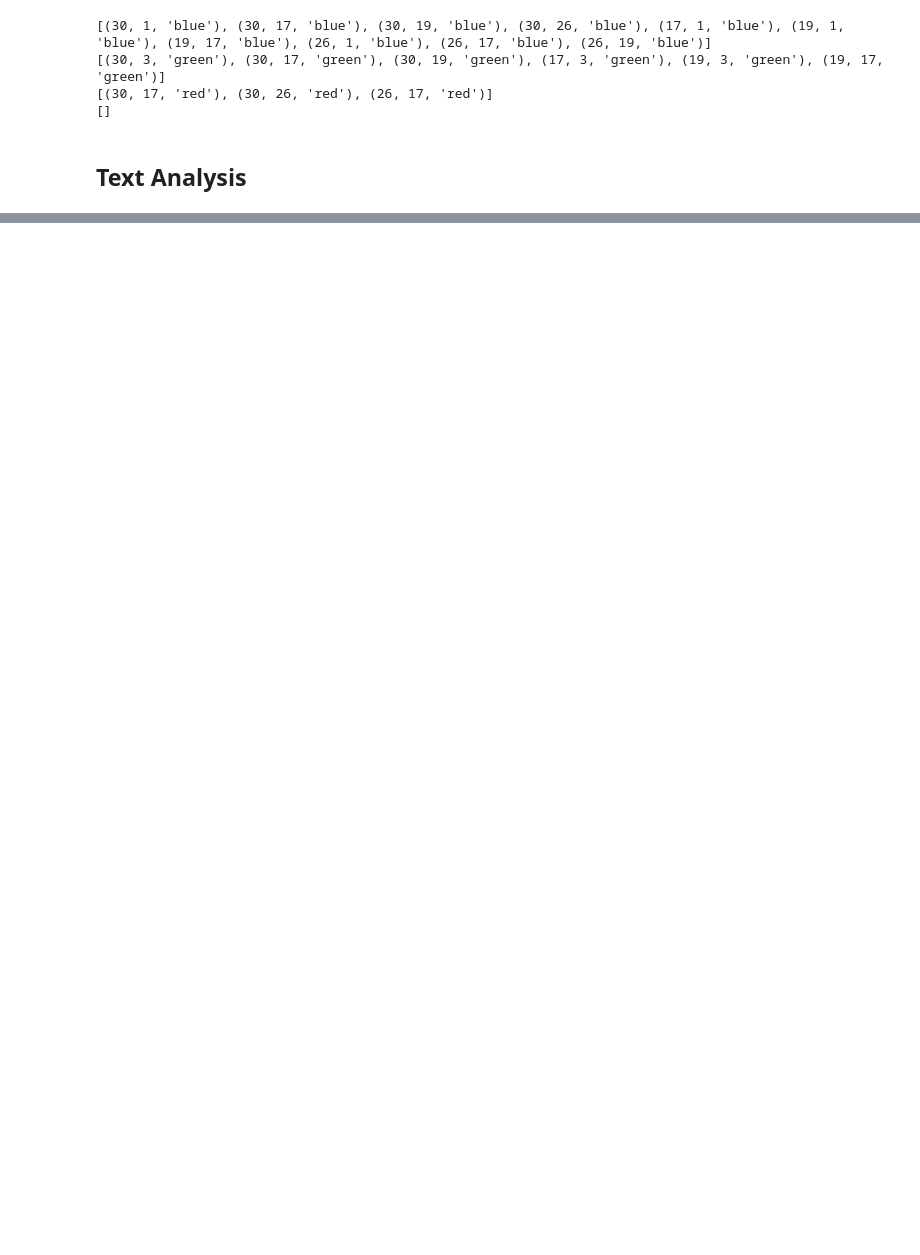
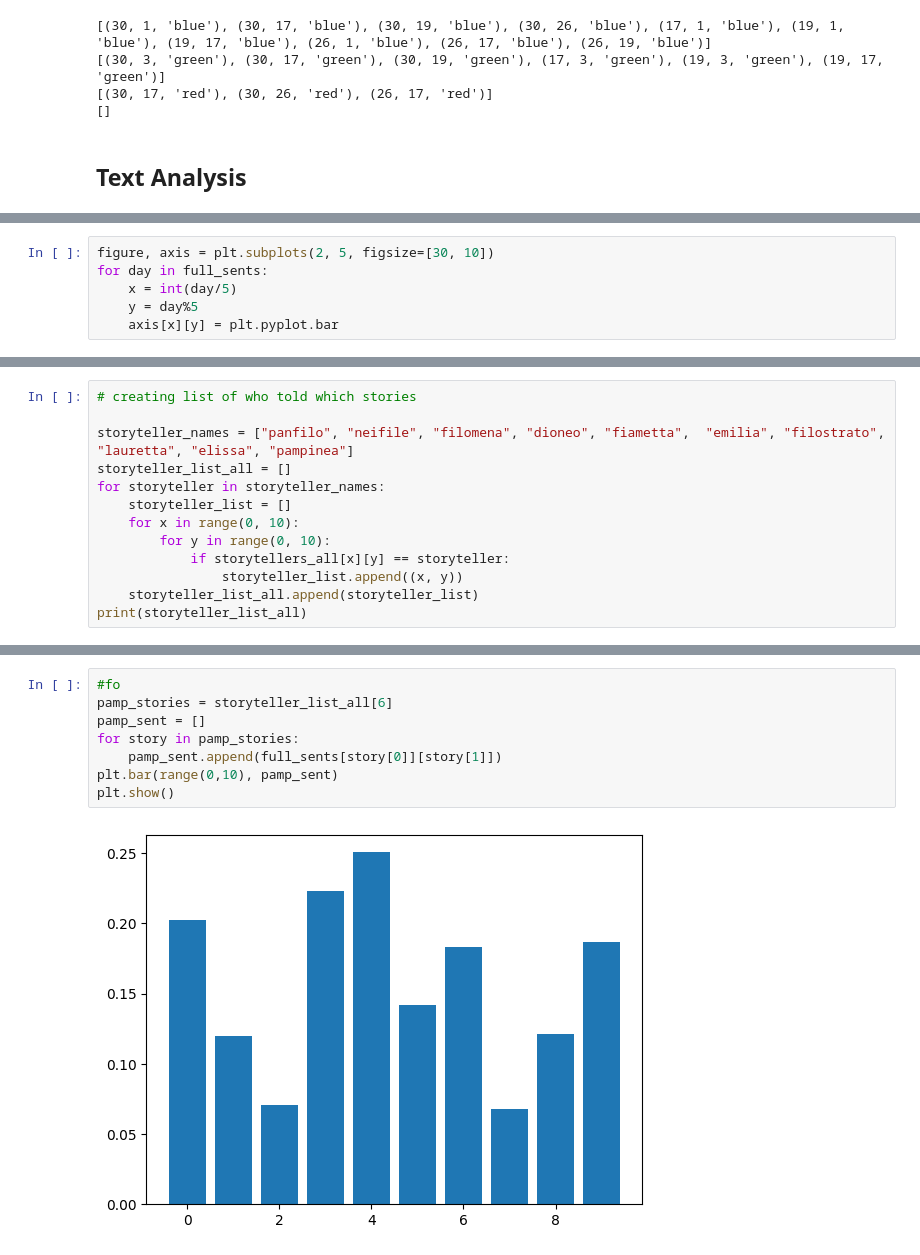
Before and after one commit to notrobespierre/decameron, a Jupyter notebook: decameron.ipynb, the cells around one changed output, grey strips where cells are left out. Drawn from its saved outputs; the diff is of its cells as text; blank space fills up the shorter version.

```diff
--- a/decameron.ipynb
+++ b/decameron.ipynb
@@ -212,0 +252,6 @@ pprint(lda_model.print_topics())
+# %%
+figure, axis = plt.subplots(2, 5, figsize=[30, 10])
+for day in full_sents:
+    x = int(day/5)
+    y = day%5
+    axis[x][y] = plt.pyplot.bar
@@ -212,0 +285,13 @@ pprint(lda_model.print_topics())
+# %%
+# creating list of who told which stories
+
+storyteller_names = ["panfilo", "neifile", "filomena", "dioneo", "fiametta",  "emilia", "filostrato",  "lauretta", "elissa", "pampinea"]
+storyteller_list_all = []
+for storyteller in storyteller_names:
+    storyteller_list = []
+    for x in range(0, 10):
+        for y in range(0, 10):
+            if storytellers_all[x][y] == storyteller:
+                storyteller_list.append((x, y))
+    storyteller_list_all.append(storyteller_list)
+print(storyteller_list_all)
@@ -212,0 +310,10 @@ pprint(lda_model.print_topics())
+# %%
+#fo
+pamp_stories = storyteller_list_all[6]
+pamp_sent = []
+for story in pamp_stories:
+    pamp_sent.append(full_sents[story[0]][story[1]])
+plt.bar(range(0,10), pamp_sent)
+plt.show()
+# %% [output]
+[figure, added]
```
Also changed, not shown: parts of 16 cells of this notebook, 4 other files.
